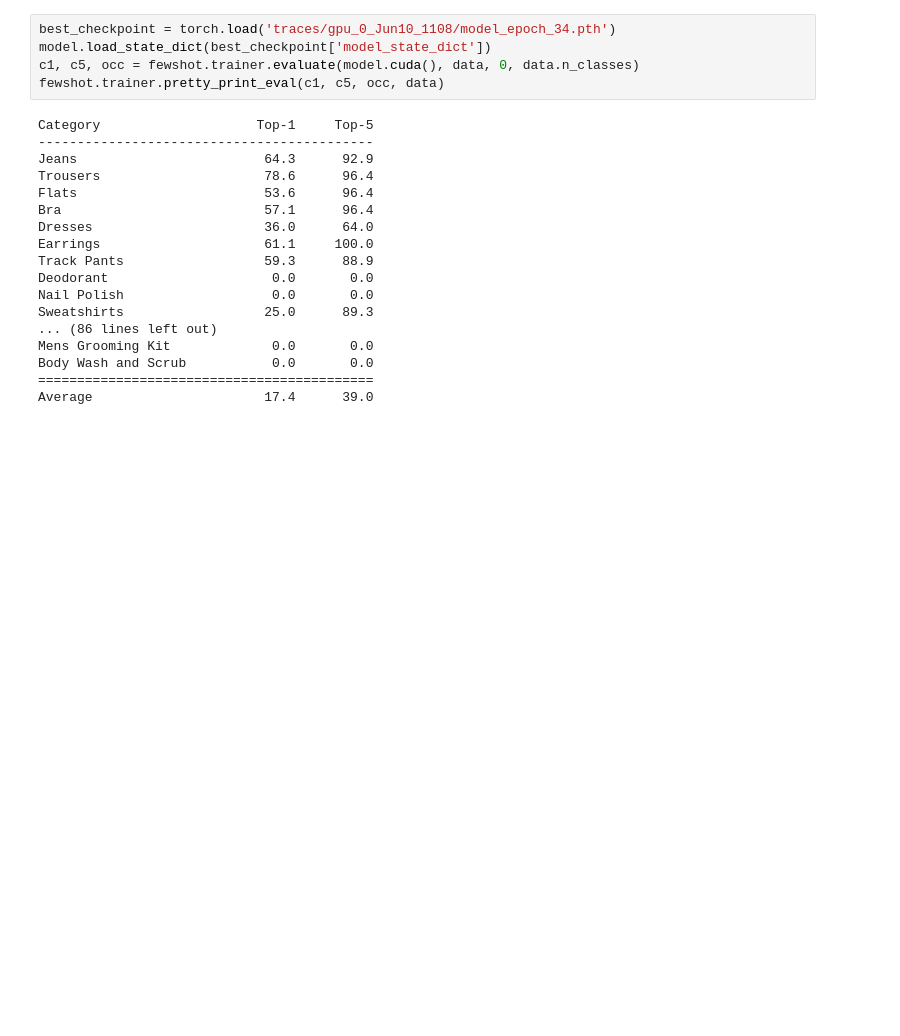
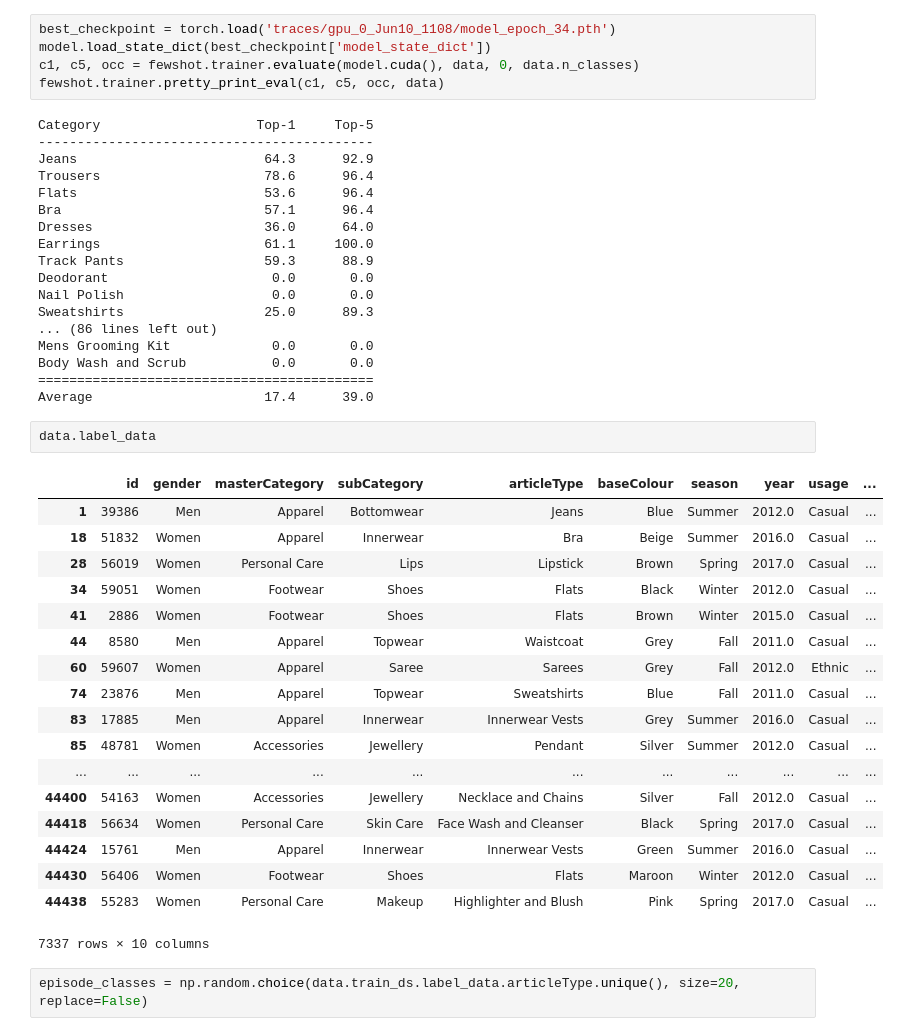
Before and after one commit to henripal/fewshot, a Jupyter notebook: notebooks/task1.ipynb, the cells around one changed output. Saved outputs shown, nothing was run; the diff lists cells and outputs as text; blank space fills up the shorter version.

Commit message:
prototypical nets dataloading done + episode viz fx

```diff
--- a/notebooks/task1.ipynb
+++ b/notebooks/task1.ipynb
@@ -384,3 +384,26 @@ Mens Grooming Kit             0.0       0.0
 Body Wash and Scrub           0.0       0.0
 ===========================================
 Average                      17.4      39.0
+# %%
+data.label_data
+# %% [output]
+|  | id | gender | masterCategory | subCategory | articleType | baseColour | season | year | usage | ... |
+| 1 | 39386 | Men | Apparel | Bottomwear | Jeans | Blue | Summer | 2012.0 | Casual | ... |
+| 18 | 51832 | Women | Apparel | Innerwear | Bra | Beige | Summer | 2016.0 | Casual | ... |
+| 28 | 56019 | Women | Personal Care | Lips | Lipstick | Brown | Spring | 2017.0 | Casual | ... |
+| 34 | 59051 | Women | Footwear | Shoes | Flats | Black | Winter | 2012.0 | Casual | ... |
+| 41 | 2886 | Women | Footwear | Shoes | Flats | Brown | Winter | 2015.0 | Casual | ... |
+| 44 | 8580 | Men | Apparel | Topwear | Waistcoat | Grey | Fall | 2011.0 | Casual | ... |
+| 60 | 59607 | Women | Apparel | Saree | Sarees | Grey | Fall | 2012.0 | Ethnic | ... |
+| 74 | 23876 | Men | Apparel | Topwear | Sweatshirts | Blue | Fall | 2011.0 | Casual | ... |
+| 83 | 17885 | Men | Apparel | Innerwear | Innerwear Vests | Grey | Summer | 2016.0 | Casual | ... |
+| 85 | 48781 | Women | Accessories | Jewellery | Pendant | Silver | Summer | 2012.0 | Casual | ... |
+| ... | ... | ... | ... | ... | ... | ... | ... | ... | ... | ... |
+| 44400 | 54163 | Women | Accessories | Jewellery | Necklace and Chains | Silver | Fall | 2012.0 | Casual | ... |
+| 44418 | 56634 | Women | Personal Care | Skin Care | Face Wash and Cleanser | Black | Spring | 2017.0 | Casual | ... |
+| 44424 | 15761 | Men | Apparel | Innerwear | Innerwear Vests | Green | Summer | 2016.0 | Casual | ... |
+| 44430 | 56406 | Women | Footwear | Shoes | Flats | Maroon | Winter | 2012.0 | Casual | ... |
+| 44438 | 55283 | Women | Personal Care | Makeup | Highlighter and Blush | Pink | Spring | 2017.0 | Casual | ... |
+7337 rows × 10 columns
+# %%
+episode_classes = np.random.choice(data.train_ds.label_data.articleType.unique(), size=20, replace=False)
```
Also changed, not shown: parts of 6 cells of this notebook, 5 other files.
